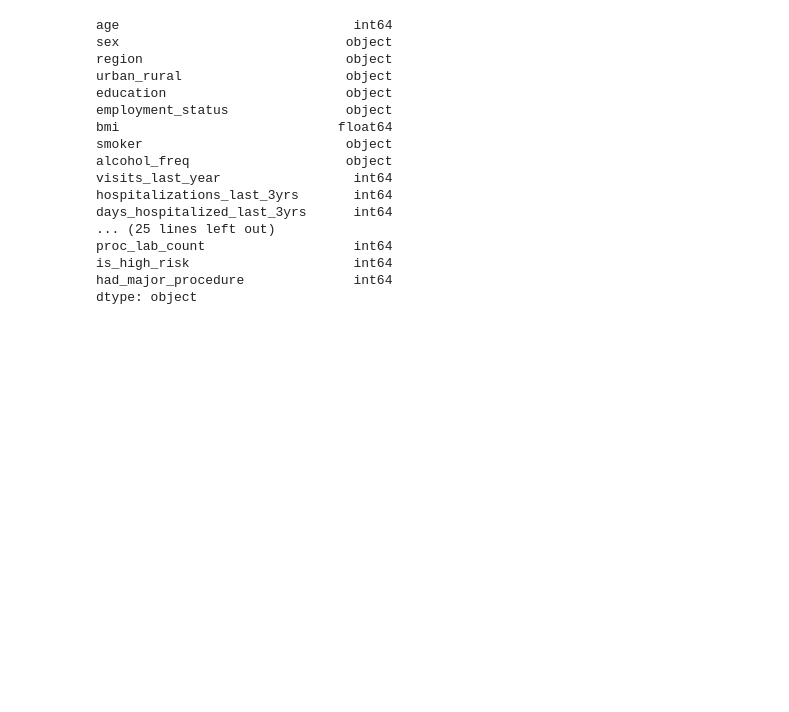
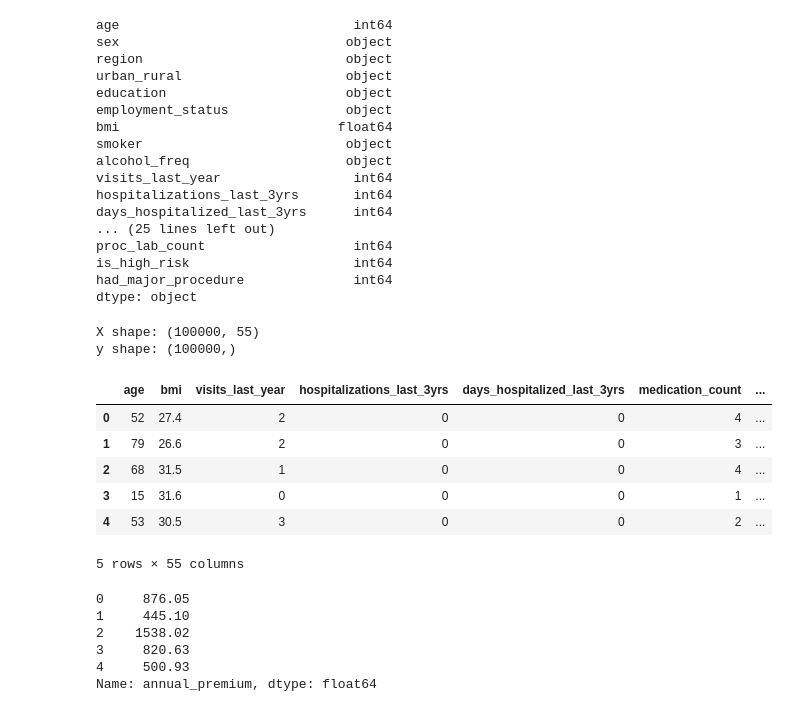
Before and after one commit to linneaovervad/examAML, a Jupyter notebook: insurance.ipynb, the cells around one changed output. Saved outputs shown, nothing was run; the diff lists cells and outputs as text; code cells hidden in the pictures; blank space fills up the shorter version.

```diff
--- a/insurance.ipynb
+++ b/insurance.ipynb
@@ -218,3 +218,43 @@ proc_lab_count                   int64
 is_high_risk                     int64
 had_major_procedure              int64
 dtype: object
+# %%
+# Choose features
+Feature_matrix = ['age', 'sex', 'region', 'urban_rural', 'education', 'employment_status',
+       'bmi', 'smoker', 'alcohol_freq', 'visits_last_year',
+       'hospitalizations_last_3yrs', 'days_hospitalized_last_3yrs',
+       'medication_count', 'systolic_bp', 'diastolic_bp', 'ldl', 'hba1c',
+       'plan_type', 'copay', 'risk_score', 'annual_medical_cost',
+       'annual_premium', 'chronic_count', 'hypertension', 'diabetes', 'asthma',
+       'copd', 'cardiovascular_disease', 'cancer_history', 'kidney_disease',
+       'liver_disease', 'arthritis', 'mental_health', 'proc_imaging_count',
+       'proc_surgery_count', 'proc_physio_count', 'proc_consult_count',
+       'proc_lab_count', 'is_high_risk', 'had_major_procedure']
+
+# Define X og y
+X = df[Feature_matrix]
+y = df["annual_premium"]
+
+# Change categories to numerical
+X = pd.get_dummies(X, drop_first=True)
+
+print("X shape:", X.shape)
+print("y shape:", y.shape)
+display(X.head())
+display(y.head())
+# %% [output]
+X shape: (100000, 55)
+y shape: (100000,)
+|  | age | bmi | visits_last_year | hospitalizations_last_3yrs | days_hospitalized_last_3yrs | medication_count | ... |
+| 0 | 52 | 27.4 | 2 | 0 | 0 | 4 | ... |
+| 1 | 79 | 26.6 | 2 | 0 | 0 | 3 | ... |
+| 2 | 68 | 31.5 | 1 | 0 | 0 | 4 | ... |
+| 3 | 15 | 31.6 | 0 | 0 | 0 | 1 | ... |
+| 4 | 53 | 30.5 | 3 | 0 | 0 | 2 | ... |
+5 rows × 55 columns
+0     876.05
+1     445.10
+2    1538.02
+3     820.63
+4     500.93
+Name: annual_premium, dtype: float64
```
